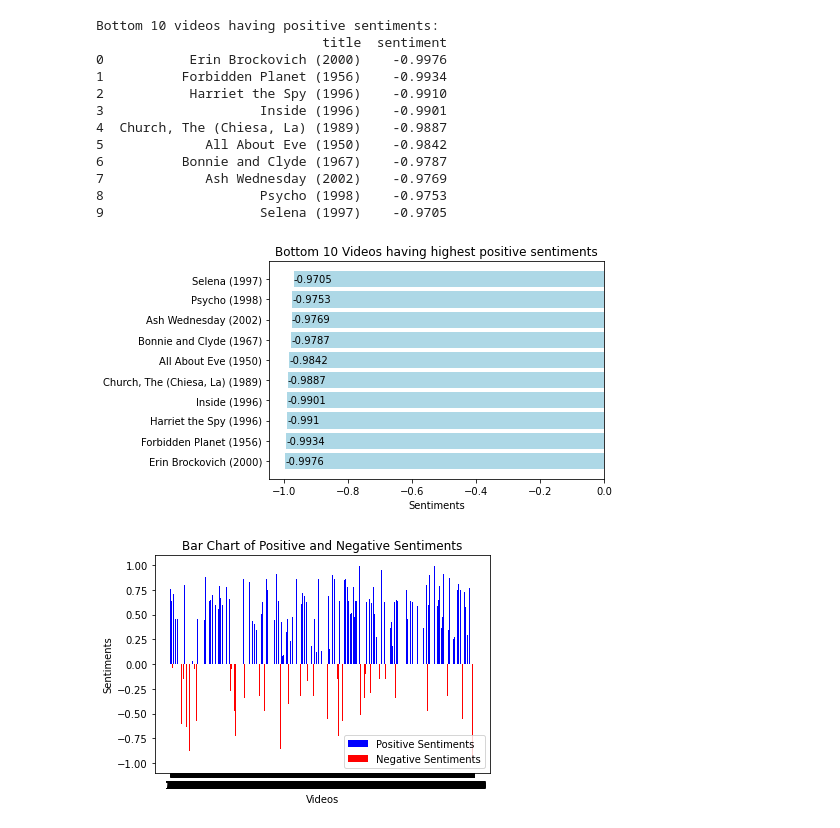
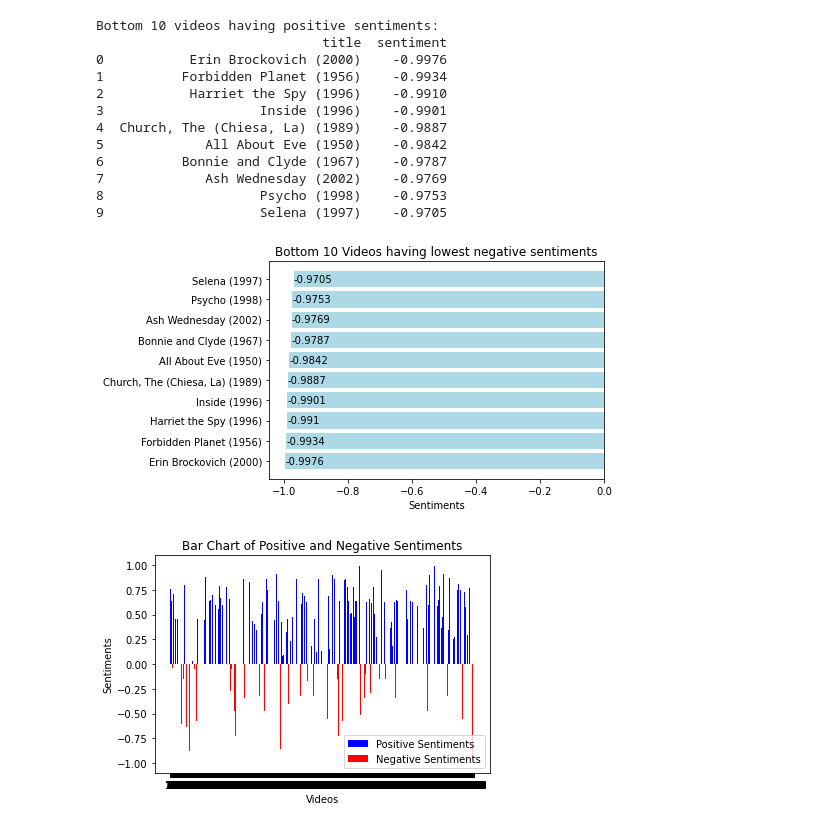
Before and after one commit to samirkhanal35/Youtube_data_analysis, a Jupyter notebook: main.ipynb, the cells around one changed output. Drawn from its saved outputs; the diff is of its cells as text; code cells hidden in the pictures.

Commit message:
SK -updated the visualization

```diff
--- a/main.ipynb
+++ b/main.ipynb
@@ -527,27 +527,27 @@ Bottom 10 videos having positive sentiments:
 # %%
 # Visualizing the top 10 videos having lowest negative sentiments
 
 titles = bottom_10_titles_and_sentiments['title']
 sentiments = bottom_10_titles_and_sentiments['sentiment']
 
 # Create a bar chart
 fig, ax = plt.subplots()
 bars = ax.barh(titles, sentiments, color='lightblue')
 
 # Add values as labels on the bars
 for bar, value in zip(bars, sentiments):
     ax.text(bar.get_width(), bar.get_y() + bar.get_height() / 2, str(value), ha='left', va='center')
 
 
 # Add labels and title
 plt.xlabel('Sentiments')
 
-plt.title('Bottom 10 Videos having highest positive sentiments')
+plt.title('Bottom 10 Videos having lowest negative sentiments')
 
 # Show the plot
 plt.show()
 # %% [output]
-[figure, old version]
+[figure, new version]
 # %%
 # Visualising the sentiments
 
```
Also changed, not shown: parts of 4 cells of this notebook.
